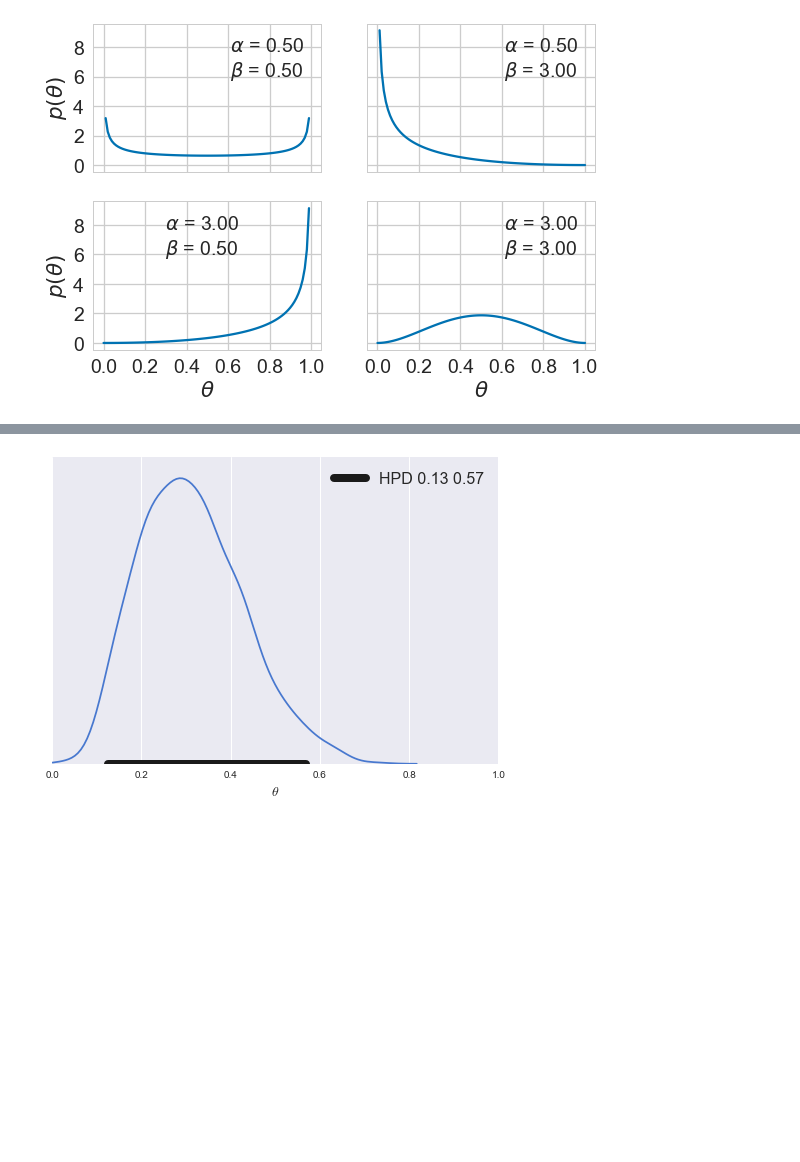
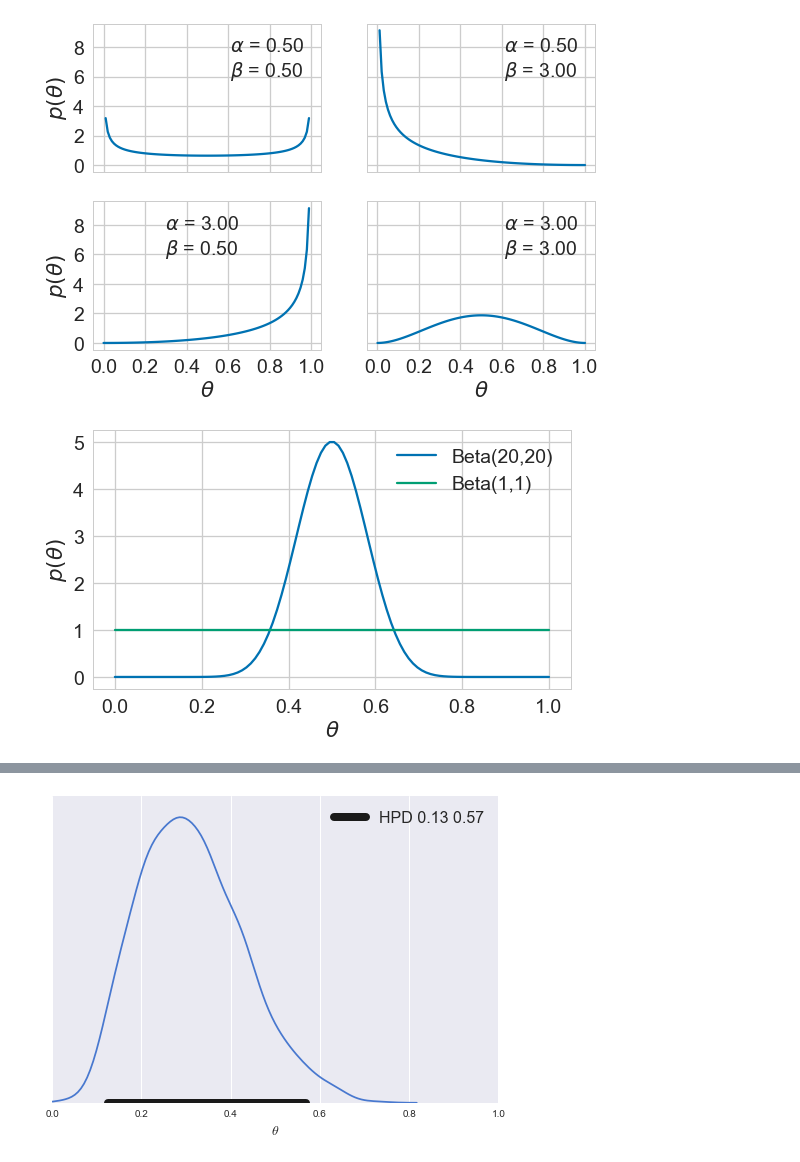
Before and after one commit to Ajj2/Bayesian-Analysis-with-Python, a Jupyter notebook: Chapter 1/01_Thinking_Probabilistically_a_Bayesian_Inference_Primer (3).ipynb, the cells around one changed output, grey strips where cells are left out. Saved outputs shown, nothing was run; the diff lists cells and outputs as text; code cells hidden in the pictures; blank space fills up the shorter version.

```diff
--- a/Chapter 1/01_Thinking_Probabilistically_a_Bayesian_Inference_Primer (3).ipynb
+++ b/Chapter 1/01_Thinking_Probabilistically_a_Bayesian_Inference_Primer (3).ipynb
@@ -144,4 +140,21 @@ with sns.plotting_context('talk', font_scale=scale):
     plt.savefig('beta_dist_2x2.png', dpi=300)
 # %% [output]
 [figure]
+# %%
+with sns.plotting_context('talk', font_scale=scale):
+    params = [20,1]
+    theta = np.linspace(0, 1, 100)
+    f, ax = plt.subplots(1, figsize=(8, 5))
+    for i in range(len(params)):
+        a = params[i]
+        b = params[i]
+        y = stats.beta(a, b).pdf(theta)
+        ax.plot(theta, y, label="Beta({:},{:})".format(a, b))
+        ax.legend()
+        ax.set_xlabel('$\\theta$')
+        ax.set_ylabel('$p(\\theta)$')
+        plt.tight_layout()
+    plt.savefig('priors.png', dpi=300)
+# %% [output]
+[figure, added]
 # %%
```
Also changed, not shown: parts of 5 cells of this notebook.
